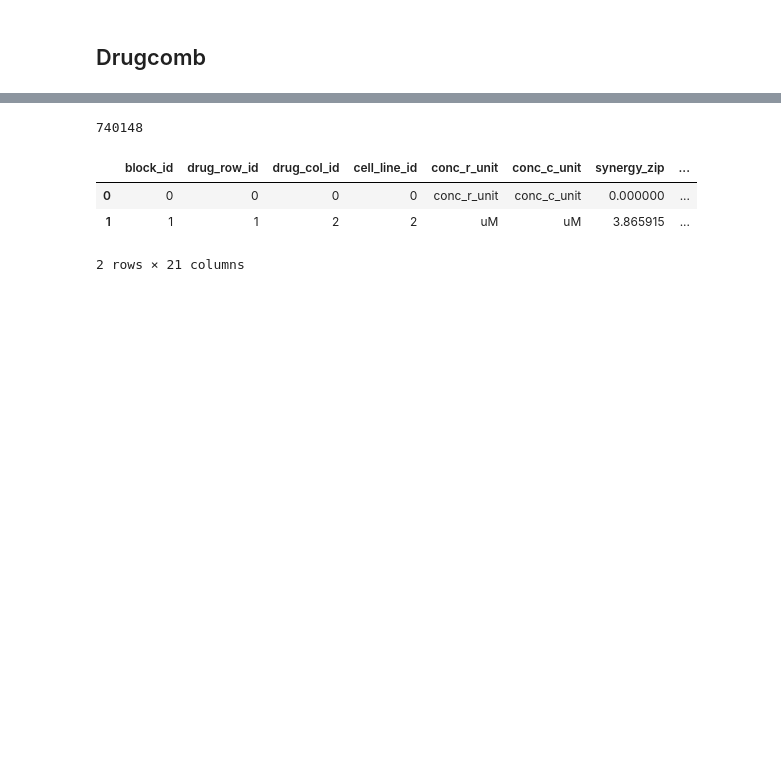
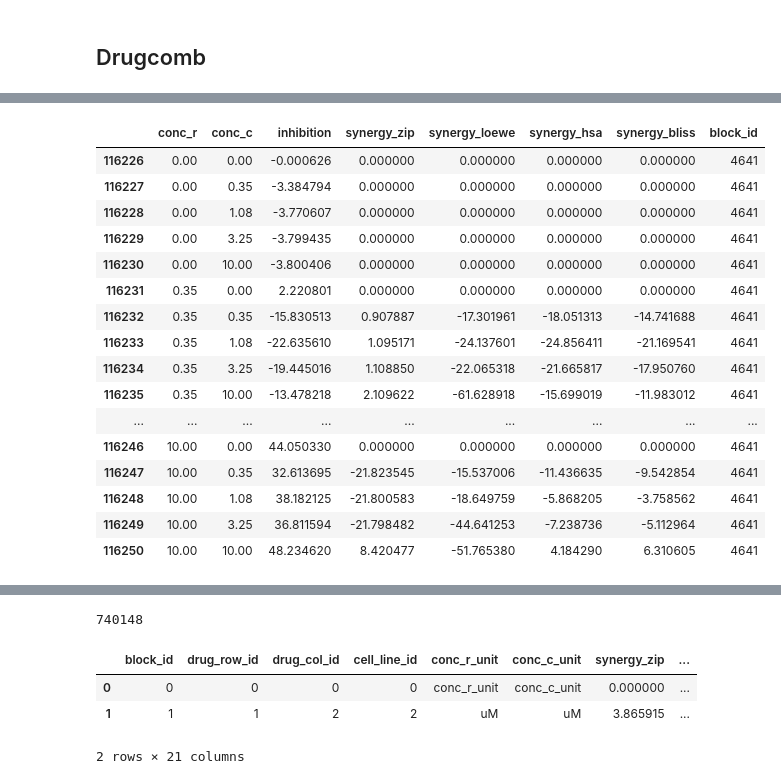
Before and after one commit to sofiaferben/TFM_old, a Jupyter notebook: codigo/20250326_drugcomb_cmap.ipynb, the cells around one changed output, grey strips where cells are left out. Drawn from its saved outputs; the diff is of its cells as text; code cells hidden in the pictures; blank space fills up the shorter version.

```diff
--- a/codigo/20250326_drugcomb_cmap.ipynb
+++ b/codigo/20250326_drugcomb_cmap.ipynb
@@ -28,0 +19,2 @@ responses.head(10)
+# %%
+responses_block1 = responses[responses['block_id'] == 4641]
@@ -29,3 +25,23 @@ responses.head(10)
+# %%
+responses_block1
+# %% [output]
+|  | conc_r | conc_c | inhibition | synergy_zip | synergy_loewe | synergy_hsa | synergy_bliss | block_id |
+| 116226 | 0.00 | 0.00 | -0.000626 | 0.000000 | 0.000000 | 0.000000 | 0.000000 | 4641 |
+| 116227 | 0.00 | 0.35 | -3.384794 | 0.000000 | 0.000000 | 0.000000 | 0.000000 | 4641 |
+| 116228 | 0.00 | 1.08 | -3.770607 | 0.000000 | 0.000000 | 0.000000 | 0.000000 | 4641 |
+| 116229 | 0.00 | 3.25 | -3.799435 | 0.000000 | 0.000000 | 0.000000 | 0.000000 | 4641 |
+| 116230 | 0.00 | 10.00 | -3.800406 | 0.000000 | 0.000000 | 0.000000 | 0.000000 | 4641 |
+| 116231 | 0.35 | 0.00 | 2.220801 | 0.000000 | 0.000000 | 0.000000 | 0.000000 | 4641 |
+| 116232 | 0.35 | 0.35 | -15.830513 | 0.907887 | -17.301961 | -18.051313 | -14.741688 | 4641 |
+| 116233 | 0.35 | 1.08 | -22.635610 | 1.095171 | -24.137601 | -24.856411 | -21.169541 | 4641 |
+| 116234 | 0.35 | 3.25 | -19.445016 | 1.108850 | -22.065318 | -21.665817 | -17.950760 | 4641 |
+| 116235 | 0.35 | 10.00 | -13.478218 | 2.109622 | -61.628918 | -15.699019 | -11.983012 | 4641 |
+| ... | ... | ... | ... | ... | ... | ... | ... | ... |
+| 116246 | 10.00 | 0.00 | 44.050330 | 0.000000 | 0.000000 | 0.000000 | 0.000000 | 4641 |
+| 116247 | 10.00 | 0.35 | 32.613695 | -21.823545 | -15.537006 | -11.436635 | -9.542854 | 4641 |
+| 116248 | 10.00 | 1.08 | 38.182125 | -21.800583 | -18.649759 | -5.868205 | -3.758562 | 4641 |
+| 116249 | 10.00 | 3.25 | 36.811594 | -21.798482 | -44.641253 | -7.238736 | -5.112964 | 4641 |
+| 116250 | 10.00 | 10.00 | 48.234620 | 8.420477 | -51.765380 | 4.184290 | 6.310605 | 4641 |
 # %%
 cell_line.head(2)
 # %% [output]
```
Also changed, not shown: parts of 11 cells of this notebook, 2 other files.
